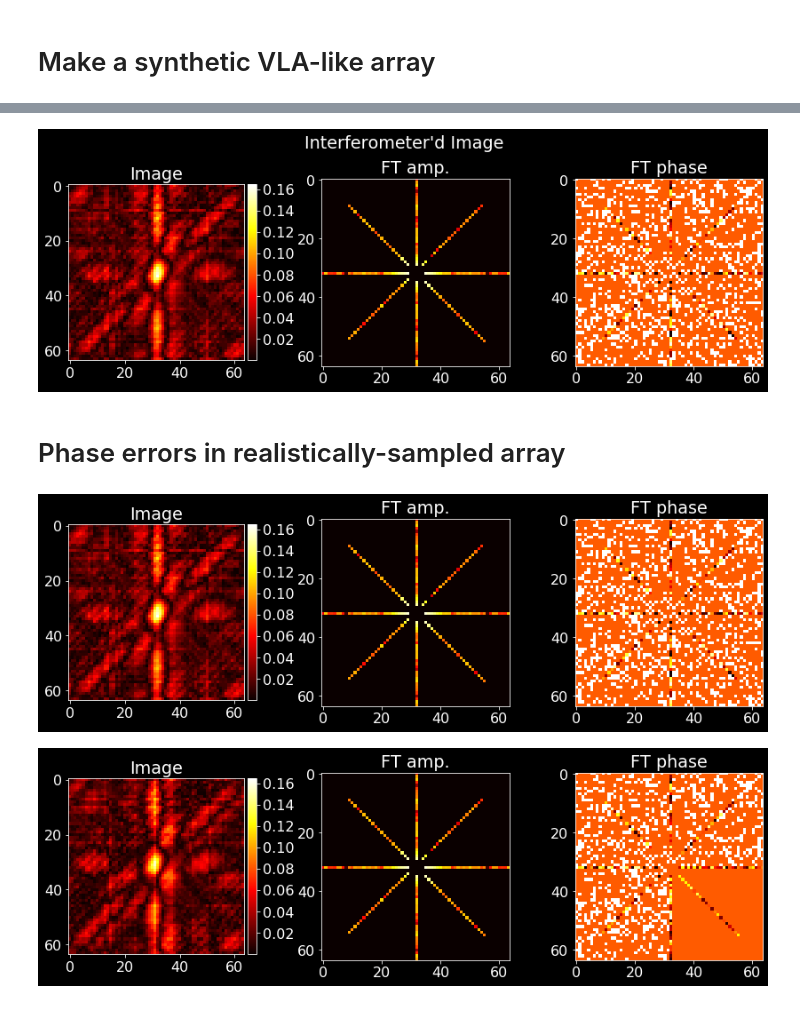
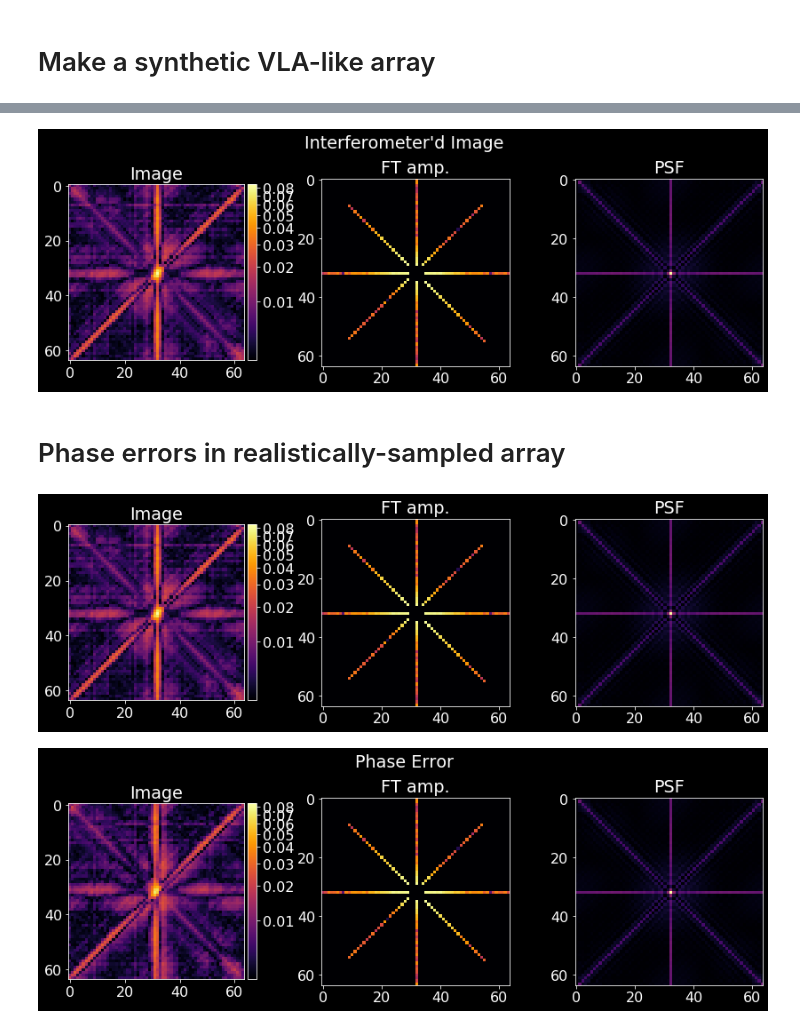
Before and after one commit to keflavich/AST4723-Public-Materials, a Jupyter notebook: Interferometry - Phase and Amplitude Errors.ipynb, the cells around one changed output, grey strips where cells are left out. Drawn from its saved outputs; the diff is of its cells as text; code cells hidden in the pictures.

```diff
--- a/Interferometry - Phase and Amplitude Errors.ipynb
+++ b/Interferometry - Phase and Amplitude Errors.ipynb
@@ -10,7 +18,7 @@ from mpl_toolkits.axes_grid1 import make_axes_locatable
 pl.style.use('dark_background')
 pl.rcParams['figure.figsize'] = (12,12)
 pl.rcParams['font.size'] = 16
-pl.rcParams['image.cmap'] = 'hot'
+pl.rcParams['image.cmap'] = 'inferno'
 # %%
 imshape = [64,64]
 yy,xx = np.indices(imshape)
@@ -19,8 +27,9 @@ yy = yy-imshape[0]/2
 rr = ((xx)**2 + (yy)**2)**0.5
 rrint = rr.astype('int')
 
-img = Gaussian2D(x_stddev=2,y_stddev=4,theta=25*u.deg)(xx,yy)
-img += np.random.randn(*img.shape) * 0.05
+img = Gaussian2D(x_stddev=0.5,y_stddev=2,theta=25*u.deg)(xx,yy)
+noise = np.random.randn(*img.shape) * 0.01
+img += noise
 ftim = np.fft.fftshift(np.fft.fft2(img))
 # %%
 pl.figure(figsize=(14,4.5))
@@ -34,8 +46,11 @@ _=pl.subplot(1,3,3).imshow(np.angle(ftim).value,)
 # %%
-def show_im_and_ft(ft_sample, title="Filled outer apertures (long-baseline only)", normim=img):
+def show_im_and_ft(ft_sample, title="Filled outer apertures (long-baseline only)", normim=img,
+                   sampling=None, stretch='asinh'
+                  ):
     fig = pl.figure(figsize=(14,4.5))
     ax1 = pl.subplot(1,3,1)
-    im = ax1.imshow(np.abs(np.fft.ifft2(ft_sample)), norm=simple_norm(normim))
+    im = ax1.imshow(np.abs(np.fft.ifft2(ft_sample)),
+                    norm=simple_norm(normim, stretch=stretch))
     divider = make_axes_locatable(ax1)
     cax = divider.append_axes("right", size="5%", pad=0.05)
     fig.colorbar(im, cax=cax, ax=ax1)
@@ -44,8 +59,14 @@ def show_im_and_ft(ft_sample, title="Filled outer apertures (long-baseline only)
     pl.subplot(1,3,2).imshow(np.abs(ft_sample),
                                norm=simple_norm(np.abs(ftim), stretch='log', min_percent=1))
     pl.title("FT amp.")
-    _=pl.subplot(1,3,3).imshow(np.angle(ft_sample), vmin=-np.pi, vmax=np.pi)
-    pl.title("FT phase")
+    if sampling is None:
+        _=pl.subplot(1,3,3).imshow(np.angle(ft_sample), vmin=-np.pi, vmax=np.pi, cmap=pl.cm.twilight_shifted)
+        pl.title("FT phase")
+    else:
+        psf = np.abs(np.fft.fftshift(np.fft.ifft2(sampling)))
+        _=pl.subplot(1,3,3).imshow(psf)
+        pl.title("PSF")
+
     pl.subplots_adjust(wspace=0.35)
 # %%
 ft_sample = np.zeros_like(ftim)
@@ -109,9 +130,9 @@ pl.imshow(sampling, origin='lower')
 # %%
 ftsample = ftim * sampling
 sampled_img = np.abs(np.fft.ifft2(ftsample))
-show_im_and_ft(ftsample, title="Interferometer'd Image", normim=sampled_img)
+show_im_and_ft(ftsample, title="Interferometer'd Image", normim=sampled_img, sampling=sampling)
 # %% [output]
-[figure, old version]
+[figure, new version]
 # %%
 # again, introduce phase error
 phase = np.angle(ftsample)
@@ -124,11 +145,11 @@ ftsample_degraded = amp * np.exp(1j * bad_phase.to(u.rad).value)
 # %% [markdown]
 # Phase errors in realistically-sampled array
 # %%
-show_im_and_ft(ftsample, title="", normim=sampled_img)
-show_im_and_ft(ftsample_degraded, title="", normim=sampled_img)
+show_im_and_ft(ftsample, title="", normim=sampled_img, sampling=sampling)
+show_im_and_ft(ftsample_degraded, title="Phase Error", normim=sampled_img, sampling=sampling)
 # %% [output]
-[figure, old version]
+[figure, new version]
-[figure, old version]
+[figure, new version]
 # %%
 # introduce amplitude error again
 phase = np.angle(ftsample)
```
Also changed, not shown: parts of 25 cells of this notebook, 1 other file.
